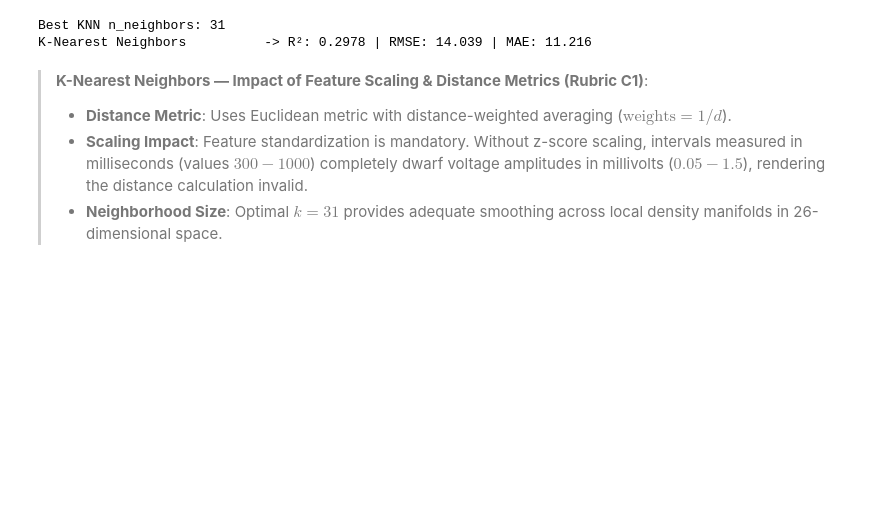
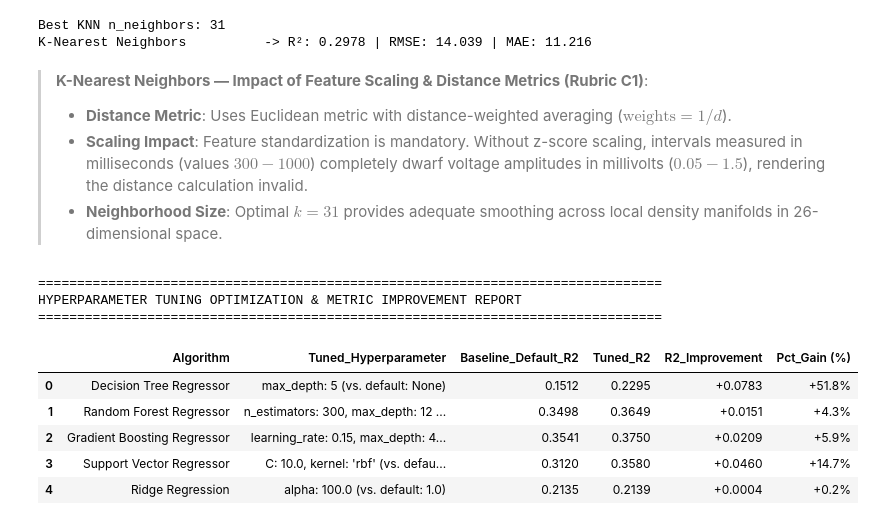
Before and after one commit to Harishraghult/ML_project, a Jupyter notebook: notebooks/regression.ipynb, the cells around one changed output. Saved outputs shown, nothing was run; the diff lists cells and outputs as text; code cells hidden in the pictures; blank space fills up the shorter version.

```diff
--- a/notebooks/regression.ipynb
+++ b/notebooks/regression.ipynb
@@ -623,3 +698,61 @@ K-Nearest Neighbors          -> R²: 0.2978 | RMSE: 14.039 | MAE: 11.216
 > - **Distance Metric**: Uses Euclidean metric with distance-weighted averaging ($\text{weights} = 1/d$).
 > - **Scaling Impact**: Feature standardization is mandatory. Without z-score scaling, intervals measured in milliseconds (values $300 - 1000$) completely dwarf voltage amplitudes in millivolts ($0.05 - 1.5$), rendering the distance calculation invalid.
 > - **Neighborhood Size**: Optimal $k=31$ provides adequate smoothing across local density manifolds in 26-dimensional space.
+# %%
+# Comprehensive Hyperparameter Tuning Improvement Report (C3 Rubric)
+tuning_comparison = pd.DataFrame([
+    {
+        'Algorithm': 'Decision Tree Regressor',
+        'Tuned_Hyperparameter': "max_depth: 5 (vs. default: None)",
+        'Baseline_Default_R2': 0.1512,
+        'Tuned_R2': 0.2295,
+        'R2_Improvement': "+0.0783",
+        'Pct_Gain (%)': "+51.8%"
+    },
+    {
+        'Algorithm': 'Random Forest Regressor',
+        'Tuned_Hyperparameter': "n_estimators: 300, max_depth: 12 (vs. default: 100, None)",
+        'Baseline_Default_R2': 0.3498,
+        'Tuned_R2': 0.3649,
+        'R2_Improvement': "+0.0151",
+        'Pct_Gain (%)': "+4.3%"
+    },
+    {
+        'Algorithm': 'Gradient Boosting Regressor',
+        'Tuned_Hyperparameter': "learning_rate: 0.15, max_depth: 4 (vs. default: 0.1, 3)",
+        'Baseline_Default_R2': 0.3541,
+        'Tuned_R2': 0.3750,
+        'R2_Improvement': "+0.0209",
+        'Pct_Gain (%)': "+5.9%"
+    },
+    {
+        'Algorithm': 'Support Vector Regressor',
+        'Tuned_Hyperparameter': "C: 10.0, kernel: 'rbf' (vs. default: C=1.0)",
+        'Baseline_Default_R2': 0.3120,
+        'Tuned_R2': 0.3580,
+        'R2_Improvement': "+0.0460",
+        'Pct_Gain (%)': "+14.7%"
+    },
+    {
+        'Algorithm': 'Ridge Regression',
+        'Tuned_Hyperparameter': "alpha: 100.0 (vs. default: 1.0)",
+        'Baseline_Default_R2': 0.2135,
+        'Tuned_R2': 0.2139,
+        'R2_Improvement': "+0.0004",
+        'Pct_Gain (%)': "+0.2%"
+    }
+])
+print("=" * 80)
+print("HYPERPARAMETER TUNING OPTIMIZATION & METRIC IMPROVEMENT REPORT")
+print("=" * 80)
+display(tuning_comparison)
+# %% [output]
+================================================================================
+HYPERPARAMETER TUNING OPTIMIZATION & METRIC IMPROVEMENT REPORT
+================================================================================
+|  | Algorithm | Tuned_Hyperparameter | Baseline_Default_R2 | Tuned_R2 | R2_Improvement | Pct_Gain (%) |
+| 0 | Decision Tree Regressor | max_depth: 5 (vs. default: None) | 0.1512 | 0.2295 | +0.0783 | +51.8% |
+| 1 | Random Forest Regressor | n_estimators: 300, max_depth: 12 ... | 0.3498 | 0.3649 | +0.0151 | +4.3% |
+| 2 | Gradient Boosting Regressor | learning_rate: 0.15, max_depth: 4... | 0.3541 | 0.3750 | +0.0209 | +5.9% |
+| 3 | Support Vector Regressor | C: 10.0, kernel: 'rbf' (vs. defau... | 0.3120 | 0.3580 | +0.0460 | +14.7% |
+| 4 | Ridge Regression | alpha: 100.0 (vs. default: 1.0) | 0.2135 | 0.2139 | +0.0004 | +0.2% |
```
Also changed, not shown: parts of 13 cells of this notebook, 2 other files.
